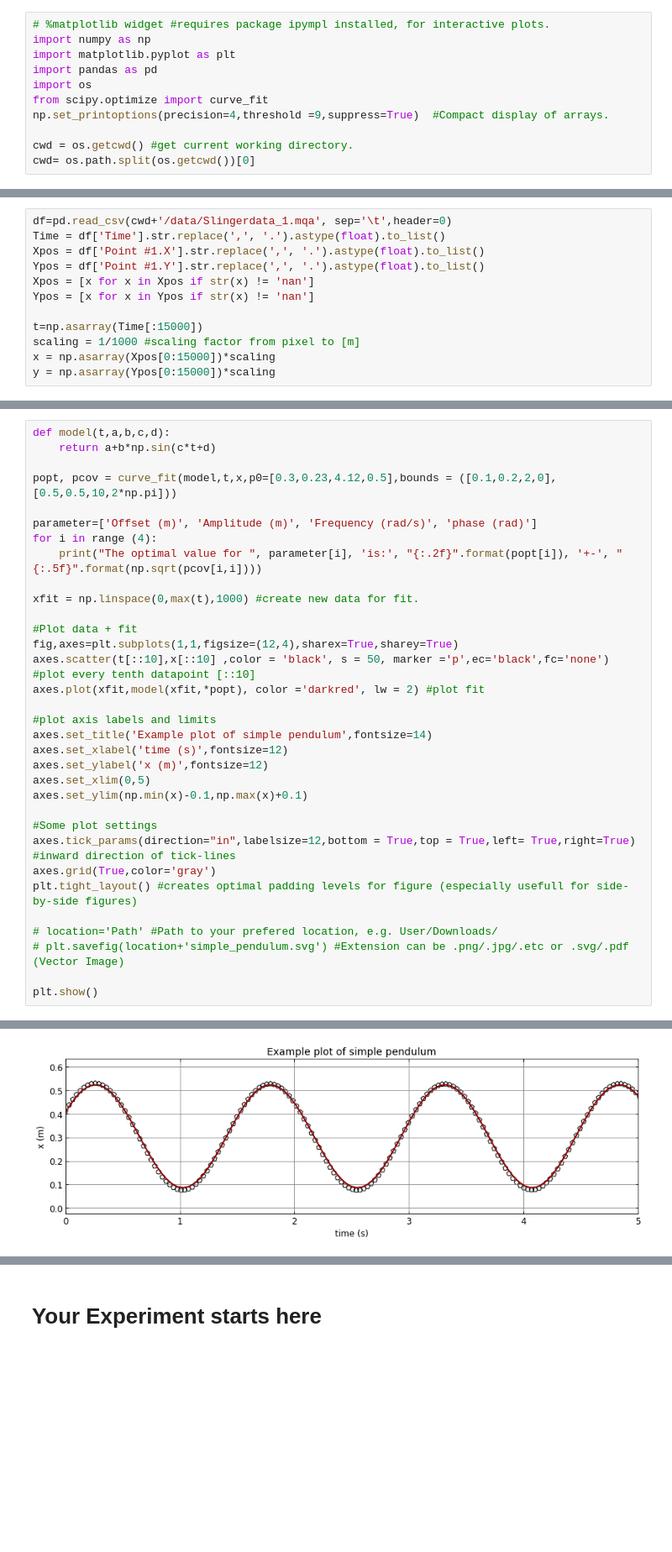
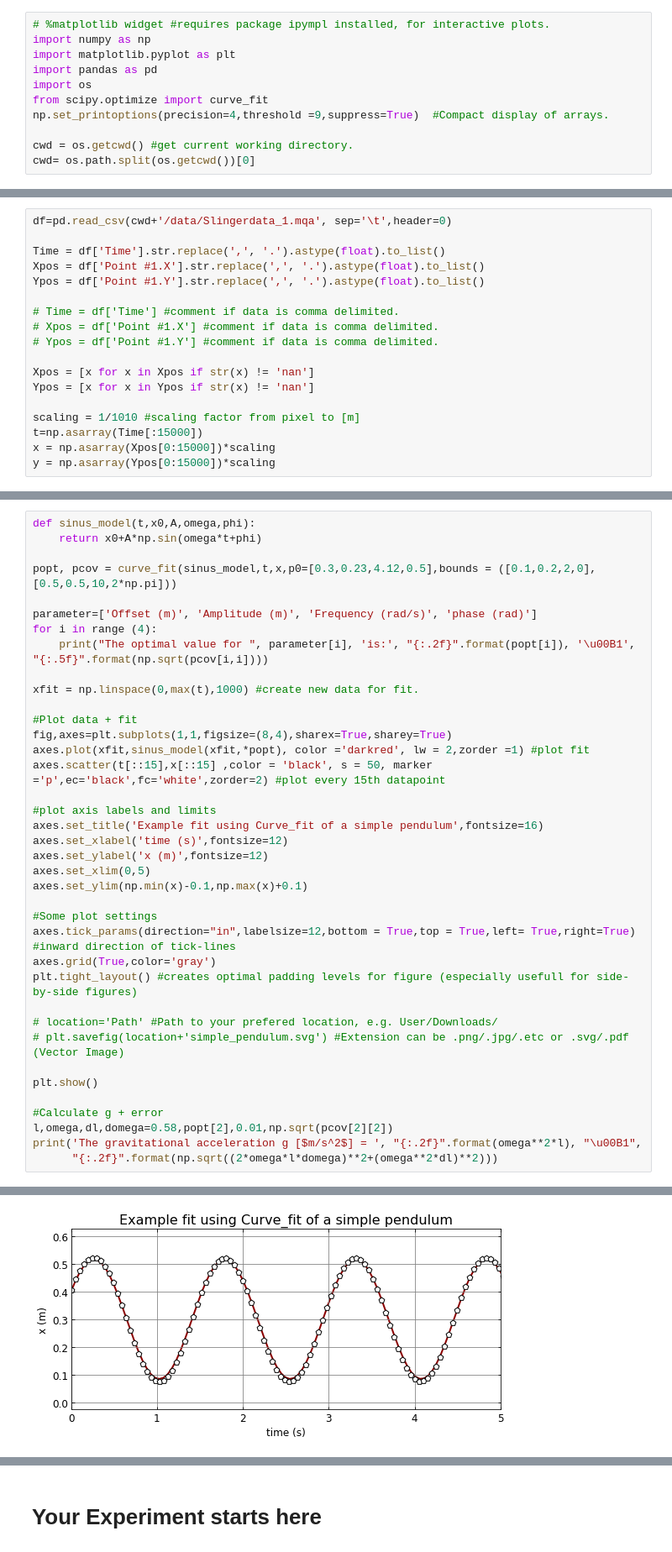
Before and after one commit to JBusink/Ndiff, a Jupyter notebook: code/Biomechanica_Notebook.ipynb, the cells around one changed output, grey strips where cells are left out. Shown at 84% size. Cells and saved outputs as stored; diff of their text form; blank space fills up the shorter version.

```diff
--- a/code/Biomechanica_Notebook.ipynb
+++ b/code/Biomechanica_Notebook.ipynb
@@ -60,14 +71,20 @@ This, however, is not a problem for Python 3 to handle.
 <br>
 # %%
 df=pd.read_csv(cwd+'/data/Slingerdata_1.mqa', sep='\t',header=0)
+
 Time = df['Time'].str.replace(',', '.').astype(float).to_list()
 Xpos = df['Point #1.X'].str.replace(',', '.').astype(float).to_list()
 Ypos = df['Point #1.Y'].str.replace(',', '.').astype(float).to_list()
+
+# Time = df['Time'] #comment if data is comma delimited.
+# Xpos = df['Point #1.X'] #comment if data is comma delimited.
+# Ypos = df['Point #1.Y'] #comment if data is comma delimited.
+
 Xpos = [x for x in Xpos if str(x) != 'nan']
 Ypos = [x for x in Ypos if str(x) != 'nan']
 
+scaling = 1/1010 #scaling factor from pixel to [m]
 t=np.asarray(Time[:15000])
-scaling = 1/1000 #scaling factor from pixel to [m]
 x = np.asarray(Xpos[0:15000])*scaling
 y = np.asarray(Ypos[0:15000])*scaling
 # %% [markdown]
@@ -111,22 +134,22 @@ $\sigma_{aa} = \sqrt{s_{p_a p_a}}$ the standard deviation of the estimated param
 # %%
-def model(t,a,b,c,d):
-    return a+b*np.sin(c*t+d)
+def sinus_model(t,x0,A,omega,phi):
+    return x0+A*np.sin(omega*t+phi)
 
-popt, pcov = curve_fit(model,t,x,p0=[0.3,0.23,4.12,0.5],bounds = ([0.1,0.2,2,0],[0.5,0.5,10,2*np.pi]))
+popt, pcov = curve_fit(sinus_model,t,x,p0=[0.3,0.23,4.12,0.5],bounds = ([0.1,0.2,2,0],[0.5,0.5,10,2*np.pi]))
 
 parameter=['Offset (m)', 'Amplitude (m)', 'Frequency (rad/s)', 'phase (rad)']
 for i in range (4):
-    print("The optimal value for ", parameter[i], 'is:', "{:.2f}".format(popt[i]), '+-', "{:.5f}".format(np.sqrt(pcov[i,i])))
+    print("The optimal value for ", parameter[i], 'is:', "{:.2f}".format(popt[i]), '\u00B1', "{:.5f}".format(np.sqrt(pcov[i,i])))
 
 xfit = np.linspace(0,max(t),1000) #create new data for fit.
 
 #Plot data + fit
-fig,axes=plt.subplots(1,1,figsize=(12,4),sharex=True,sharey=True)
-axes.scatter(t[::10],x[::10] ,color = 'black', s = 50, marker ='p',ec='black',fc='none') #plot every tenth datapoint [::10]
-axes.plot(xfit,model(xfit,*popt), color ='darkred', lw = 2) #plot fit
+fig,axes=plt.subplots(1,1,figsize=(8,4),sharex=True,sharey=True)
+axes.plot(xfit,sinus_model(xfit,*popt), color ='darkred', lw = 2,zorder =1) #plot fit
+axes.scatter(t[::15],x[::15] ,color = 'black', s = 50, marker ='p',ec='black',fc='white',zorder=2) #plot every 15th datapoint
 
 #plot axis labels and limits
-axes.set_title('Example plot of simple pendulum',fontsize=14)
+axes.set_title('Example fit using Curve_fit of a simple pendulum',fontsize=16)
 axes.set_xlabel('time (s)',fontsize=12)
 axes.set_ylabel('x (m)',fontsize=12)
 axes.set_xlim(0,5)
@@ -141,4 +164,9 @@ plt.tight_layout() #creates optimal padding levels for figure (especially useful
 # plt.savefig(location+'simple_pendulum.svg') #Extension can be .png/.jpg/.etc or .svg/.pdf (Vector Image)
 
 plt.show()
+
+#Calculate g + error
+l,omega,dl,domega=0.58,popt[2],0.01,np.sqrt(pcov[2][2])
+print('The gravitational acceleration g [$m/s^2$] = ', "{:.2f}".format(omega**2*l), "\u00B1",
+      "{:.2f}".format(np.sqrt((2*omega*l*domega)**2+(omega**2*dl)**2)))
 # %% [output]
@@ -149 +177 @@ The optimal value for  phase (rad) is: 0.48 +- 0.00043
-[figure, old version]
+[figure, new version]
```
Also changed, not shown: parts of 23 cells of this notebook, 3 other files.
